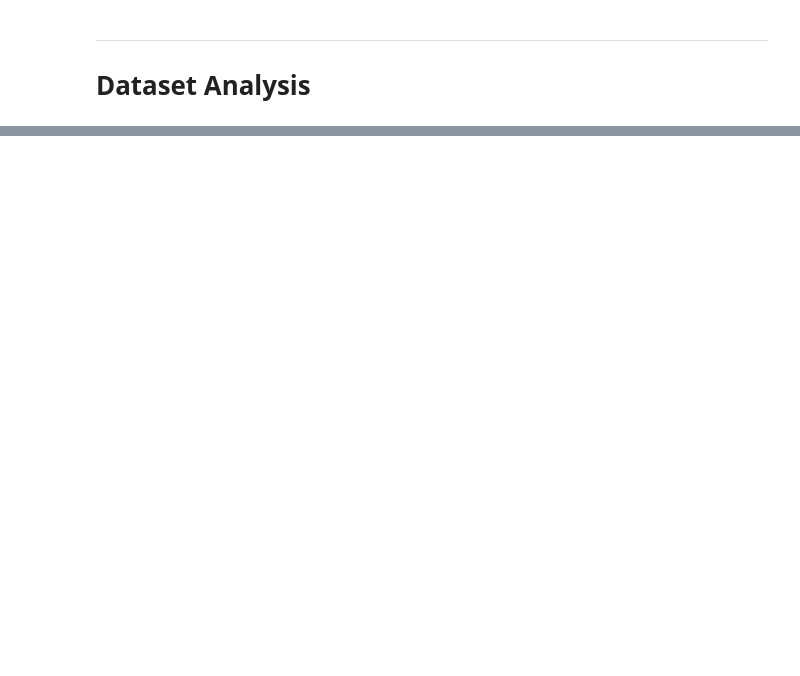
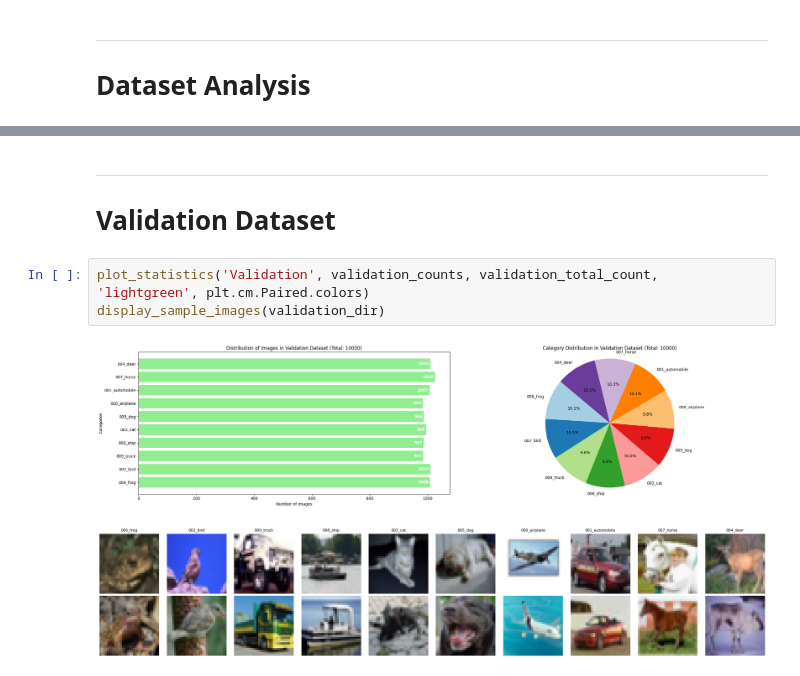
Before and after one commit to JPSParreira/image-classifier, a Jupyter notebook: notebooks/00_dataset_analysis.ipynb, the cells around one changed output, grey strips where cells are left out. Cells and saved outputs as stored; diff of their text form; blank space fills up the shorter version.

```diff
--- a/notebooks/00_dataset_analysis.ipynb
+++ b/notebooks/00_dataset_analysis.ipynb
@@ -60,0 +85,9 @@ plot_statistics('Test Set', test_counts, 'red')
+# %% [markdown]
+---
+# Validation Dataset
+# %%
+plot_statistics('Validation', validation_counts, validation_total_count, 'lightgreen', plt.cm.Paired.colors)
+display_sample_images(validation_dir)
+# %% [output]
+[figure, added]
+[figure, added]
```
Also changed, not shown: parts of 8 cells of this notebook, 10 other files.
